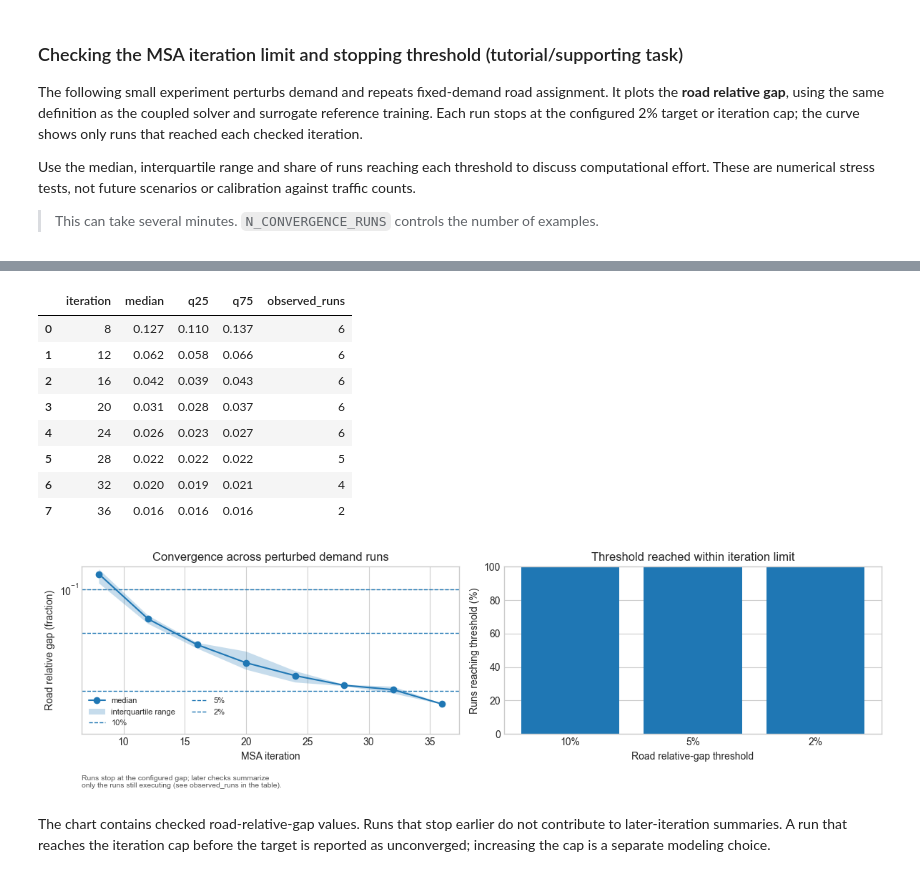
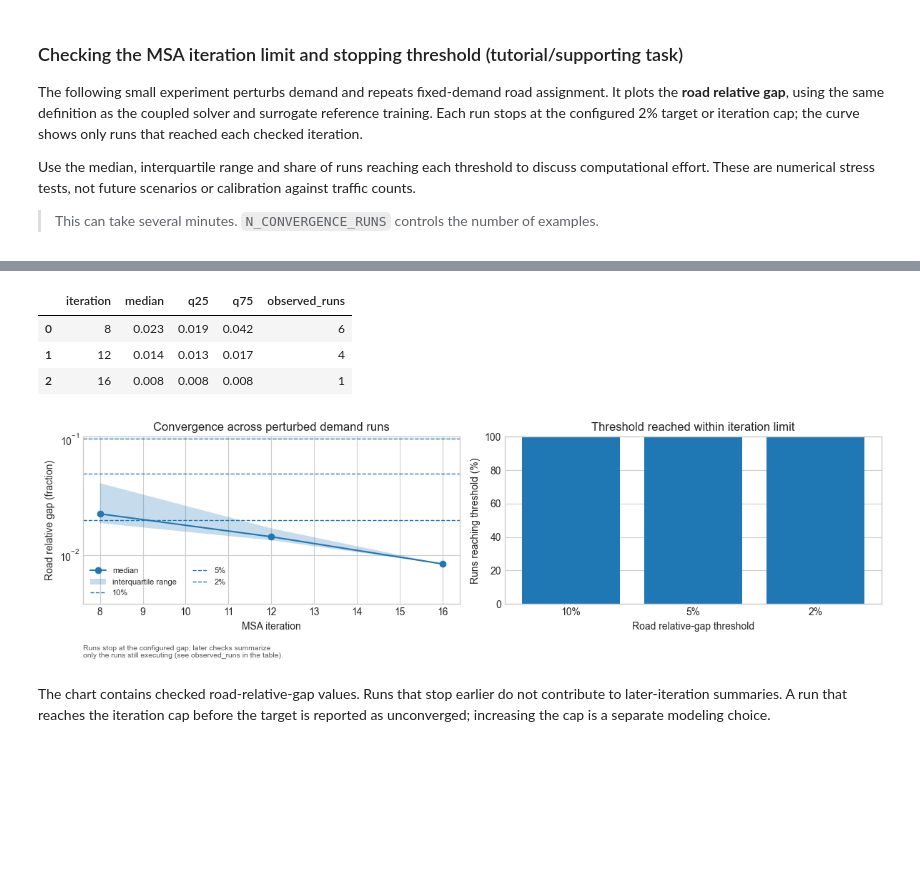
Before and after one commit to ahameafule/IP-HS26-MobilityHub-CaseStudy, a Jupyter notebook: notebooks/02_system_modeling.ipynb, the cells around one changed output, grey strips where cells are left out. Saved outputs shown, nothing was run; the diff lists cells and outputs as text; code cells hidden in the pictures; blank space fills up the shorter version.

```diff
--- a/notebooks/02_system_modeling.ipynb
+++ b/notebooks/02_system_modeling.ipynb
@@ -831,7 +1082,7 @@ N_CONVERGENCE_JOBS = min(4, max(1, (os.cpu_count() or 2) - 1))
 
 MSA_CONVERGENCE = tmi.assignment_convergence_test(
     ctx,
-    MEHRSPUR,
+    FORCHBAHN,
     mode_result,
     n_runs=N_CONVERGENCE_RUNS,
     max_iterations=CONVERGENCE_MAX_ITERATIONS,
@@ -863,13 +1114,8 @@ display(MSA_CONVERGENCE_FIGURE)
 |  | iteration | median | q25 | q75 | observed_runs |
-| 0 | 8 | 0.127 | 0.110 | 0.137 | 6 |
-| 1 | 12 | 0.062 | 0.058 | 0.066 | 6 |
-| 2 | 16 | 0.042 | 0.039 | 0.043 | 6 |
-| 3 | 20 | 0.031 | 0.028 | 0.037 | 6 |
-| 4 | 24 | 0.026 | 0.023 | 0.027 | 6 |
-| 5 | 28 | 0.022 | 0.022 | 0.022 | 5 |
-| 6 | 32 | 0.020 | 0.019 | 0.021 | 4 |
-| 7 | 36 | 0.016 | 0.016 | 0.016 | 2 |
+| 0 | 8 | 0.023 | 0.019 | 0.042 | 6 |
+| 1 | 12 | 0.014 | 0.013 | 0.017 | 4 |
+| 2 | 16 | 0.008 | 0.008 | 0.008 | 1 |
-[figure, old version]
+[figure, new version]
 # %% [markdown]
 The chart contains checked road-relative-gap values. Runs that stop earlier do not contribute to later-iteration summaries. A run that reaches the iteration cap before the target is reported as unconverged; increasing the cap is a separate modeling choice.
 # %% [markdown]
```
Also changed, not shown: parts of 24 cells of this notebook, 5 other files.
